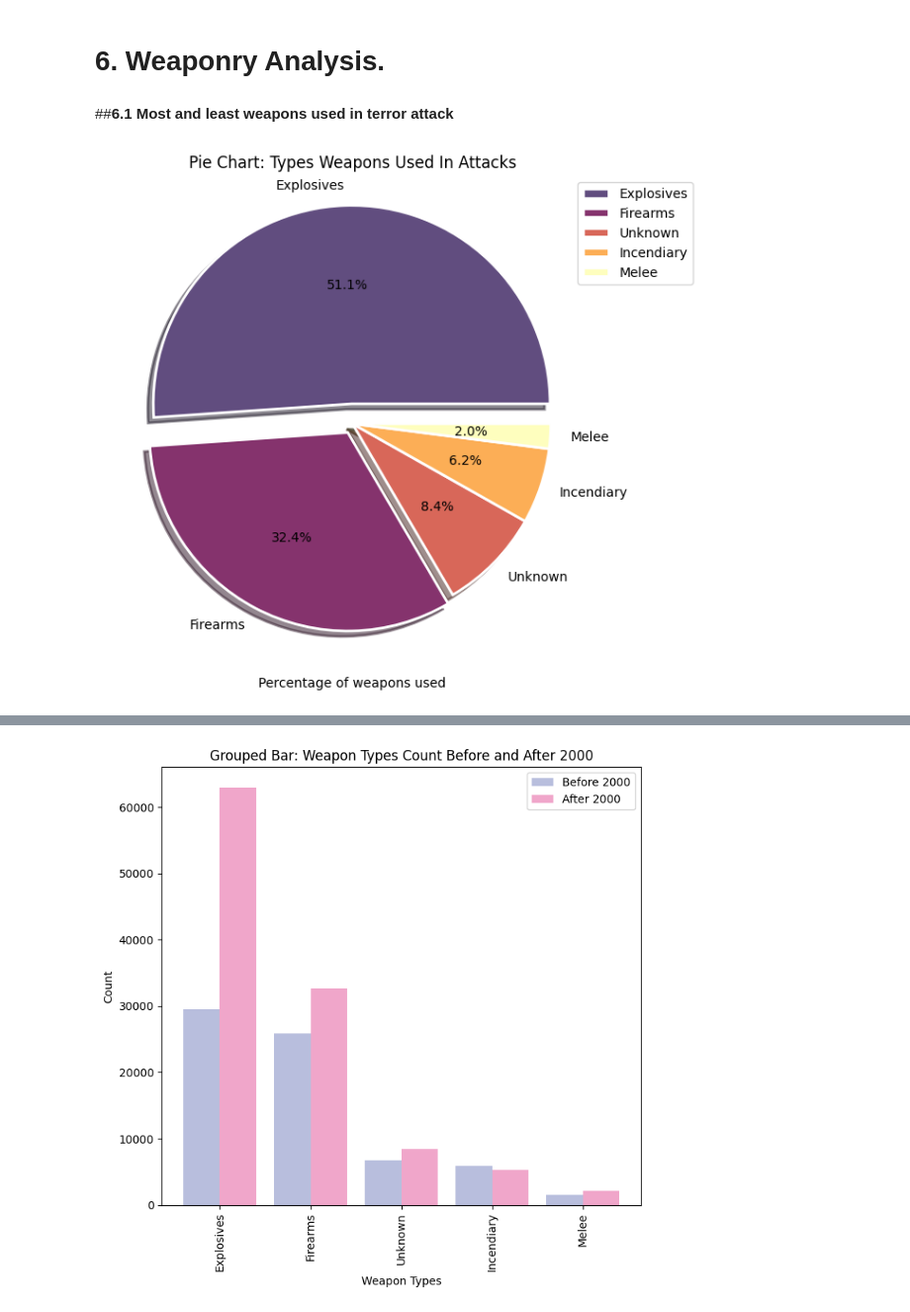
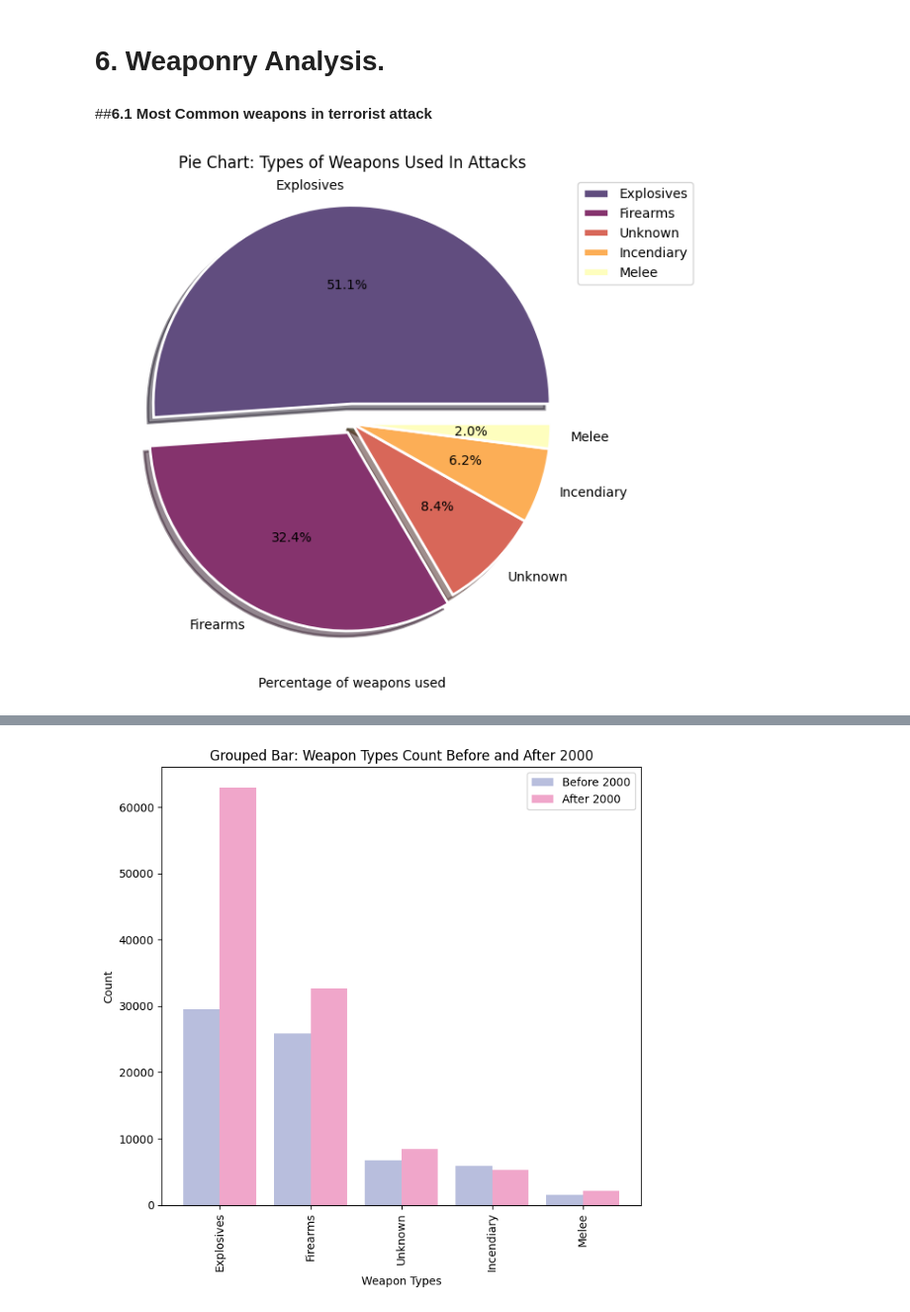
Before and after one commit to dacenish/EDA-Global-terrorism, a Jupyter notebook: Capstone_Project_Global_terrorism_EDA_by_Danish_Zia.ipynb, the cells around one changed output, grey strips where cells are left out. Shown at 99% size. Saved outputs shown, nothing was run; the diff lists cells and outputs as text; code cells hidden in the pictures.

```diff
--- a/Capstone_Project_Global_terrorism_EDA_by_Danish_Zia.ipynb
+++ b/Capstone_Project_Global_terrorism_EDA_by_Danish_Zia.ipynb
@@ -457,30 +528,30 @@ plt.show()
 # %% [markdown]
 # **6. Weaponry Analysis.**
 # %% [markdown]
-##**6.1 Most and least weapons used in terror attack**
+##**6.1 Most Common weapons in terrorist attack**
 # %%
 # Prepare DataFrame
 wp_df = gt_df['Weapontype'].value_counts().sort_values(ascending=False)
 
 # Create the subplots
 plt.figure(figsize=(15, 7))
 
 # Pie Chart
 plt.subplot(1, 2, 1)
 colors = [(0.382256, 0.300007, 0.499417),
           (0.520837, 0.199549, 0.428426),
           (0.848737, 0.405403, 0.348773),
           (0.98752, 0.683399, 0.335631),
           (0.997079, 0.998023, 0.746482)]
 
 plt.pie(wp_df.head(), labels=wp_df.head().index, autopct='%1.1f%%', colors=colors,
         explode = (0.1,0.05,0,0,0), shadow = True,
         wedgeprops={'linewidth': 2, 'edgecolor': 'white'})
-plt.title('Pie Chart: Types Weapons Used In Attacks')
+plt.title('Pie Chart: Types of Weapons Used In Attacks')
 plt.xlabel('Percentage of weapons used')
 plt.legend(loc='upper right', bbox_to_anchor=(1.2, 1.0))
 
 # Display plot
 plt.show()
 # %% [output]
-[figure, old version]
+[figure, new version]
```
Also changed, not shown: parts of 26 cells of this notebook.
